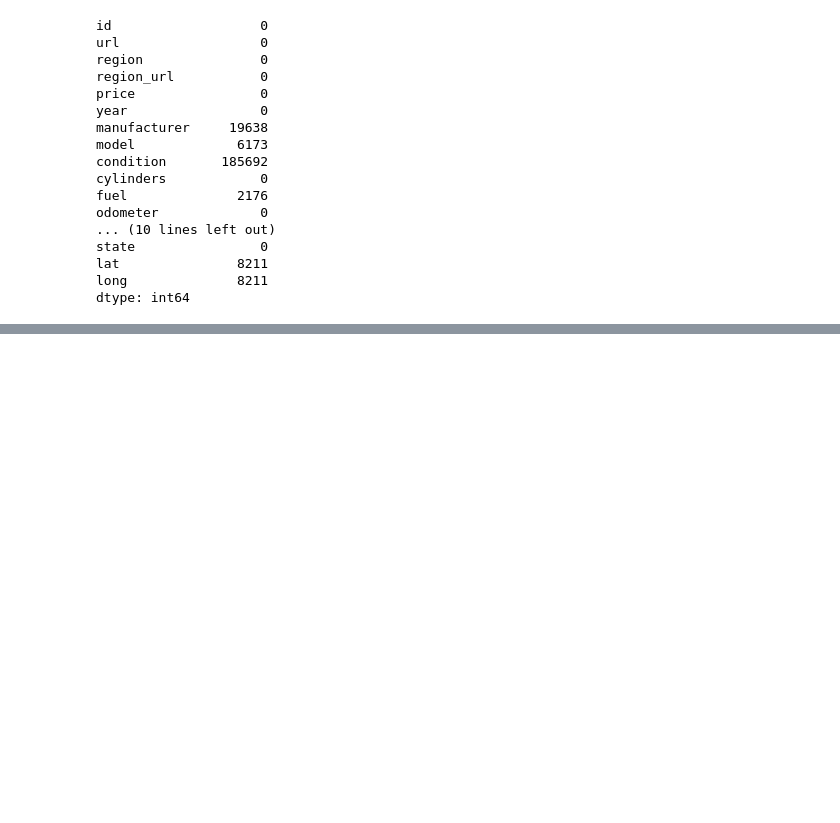
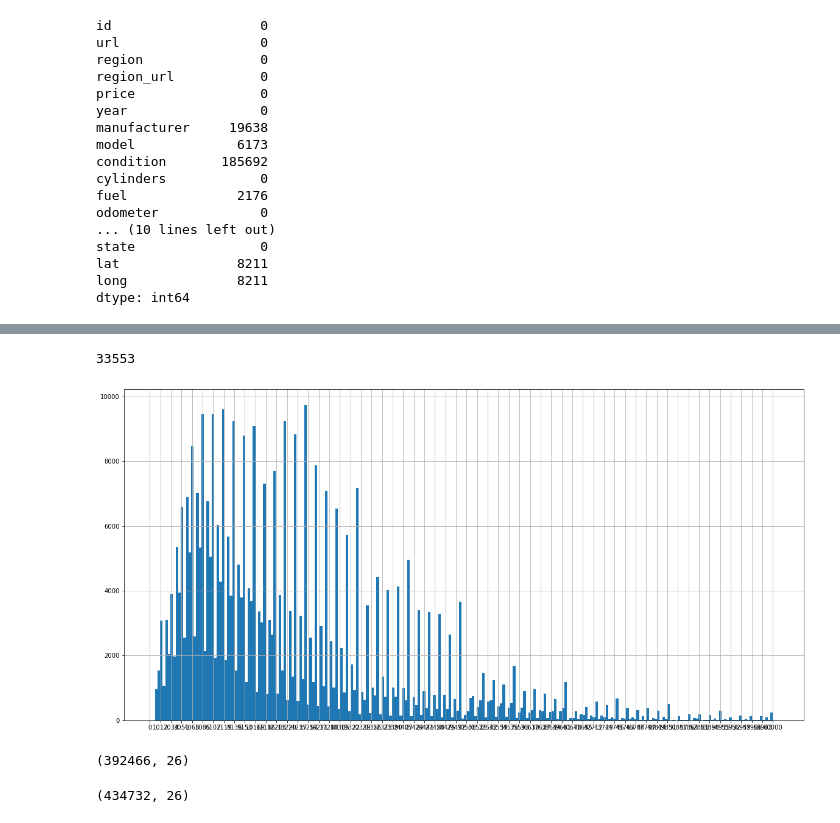
Before and after one commit to Kkies/predicting_craiglist_car_prices, a Jupyter notebook: project_2_cars_craigslist.ipynb, the cells around one changed output, grey strips where cells are left out. Drawn from its saved outputs; the diff is of its cells as text; code cells hidden in the pictures; blank space fills up the shorter version.

Commit message:
data cleaning 97% done

```diff
--- a/project_2_cars_craigslist.ipynb
+++ b/project_2_cars_craigslist.ipynb
@@ -694,0 +724,27 @@ dtype: int64
+# %%
+condition = [
+                (df_clean['description'].str.contains('full-size', case = False)) & (df_clean['size'].isnull()),
+                (df_clean['description'].str.contains('full size', case = False)) & (df_clean['size'].isnull()),
+                (df_clean['description'].str.contains('fullsize', case = False)) & (df_clean['size'].isnull()),
+                (df_clean['description'].str.contains('mid-size', case = False)) & (df_clean['size'].isnull()),
+                (df_clean['description'].str.contains('mid size', case = False)) & (df_clean['size'].isnull()),
+                (df_clean['description'].str.contains('midsize', case = False)) & (df_clean['size'].isnull()),
+                (df_clean['description'].str.contains('sub-compact', case = False)) & (df_clean['size'].isnull()),
+                (df_clean['description'].str.contains('sub compact', case = False)) & (df_clean['size'].isnull()),
+                (df_clean['description'].str.contains('subcompact', case = False)) & (df_clean['size'].isnull()),
+                (df_clean['description'].str.contains('compact', case = False)) & (df_clean['size'].isnull())
+
+]
+choice = [
+            'full-size',
+            'full-size',
+            'full-size',
+            'mid-size',
+            'mid-size',
+            'mid-size',
+            'sub-compact',
+            'sub-compact',
+            'sub-compact',
+            'compact'
+]
+df_clean['size'] = np.select(condition, choice, default = df_clean['size'])
@@ -694,0 +779,2 @@ dtype: int64
+# %%
+df_clean['avg_yr_mileage'] = (df_clean['odometer'] / (2022 - df_clean['year'])).astype(int)
@@ -694,0 +810,4 @@ dtype: int64
+# %%
+len(list(df_clean['model'].unique()))
+# %% [output]
+33553
@@ -694,0 +816,14 @@ dtype: int64
+# %%
+plt.figure(figsize = (20,10))
+df_clean[(df_clean['price'] < 60000) & (df_clean['price'] > 500)]['price'].hist(bins = 240)
+plt.xticks(list(np.linspace(0,60000,60)));
+# %% [output]
+[figure, added]
+# %%
+df_clean[(df_clean['price'] < 60000) & (df_clean['price'] > 500)].shape
+# %% [output]
+(392466, 26)
+# %%
+df_clean.shape
+# %% [output]
+(434732, 26)
```
Also changed, not shown: parts of 26 cells of this notebook.
